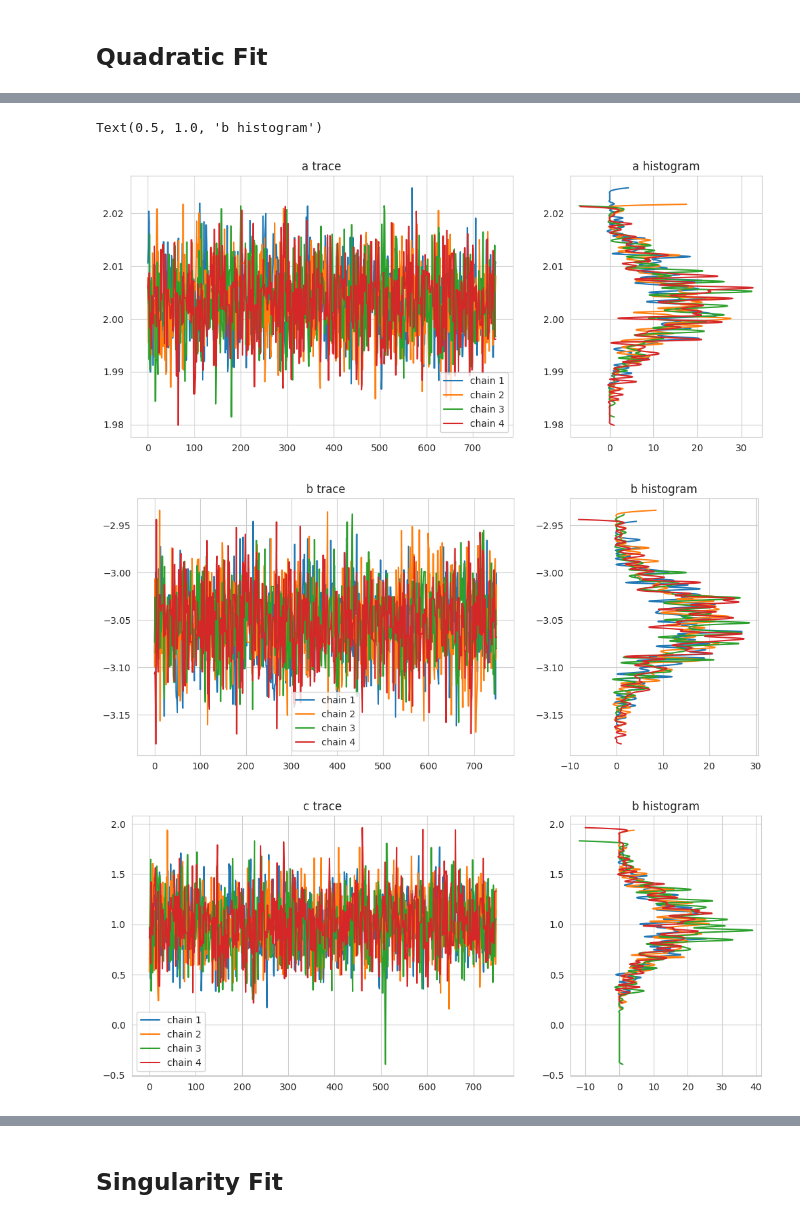
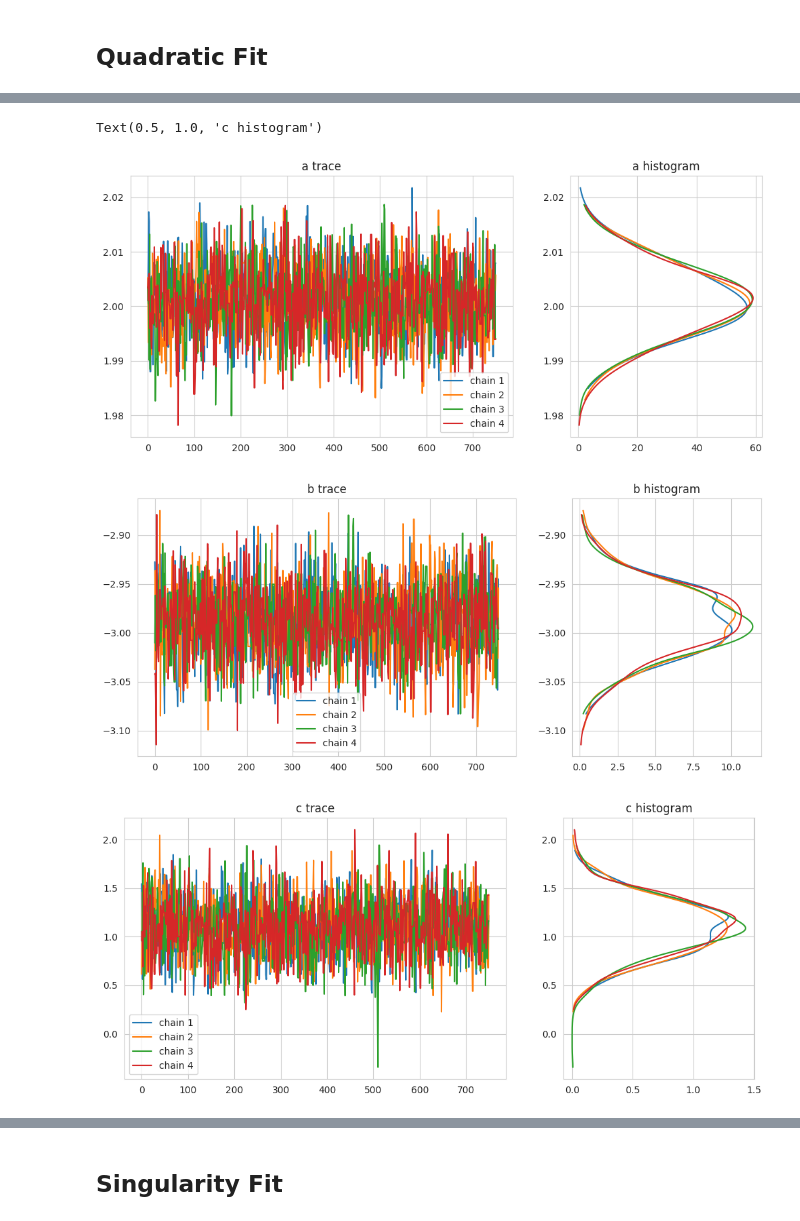
Before and after one commit to mtamar/linear_glens, a Jupyter notebook: gigalens_linefit.ipynb, the cells around one changed output, grey strips where cells are left out. Drawn from its saved outputs; the diff is of its cells as text; code cells hidden in the pictures.

```diff
--- a/gigalens_linefit.ipynb
+++ b/gigalens_linefit.ipynb
@@ -871,53 +870,59 @@ c_samples = physical_samples['c'].numpy()
 
 # a trace
 fig, axs = plt.subplots(1, 2, figsize=(12, 5), width_ratios = [2,1])
 axs[0].set_title('a trace')
 axs[0].plot(a_samples[:,0:4], label=['chain 1','chain 2','chain 3','chain 4']);
 axs[0].legend()
 
 # a projected distribution
 for i in range(4):
-  hist, bin_edges = np.histogram(a_samples[:,i], bins=100)
-  tck = make_interp_spline(bin_edges[:-1], hist, k=3)
-  x_fine = np.linspace(bin_edges[0], bin_edges[-1], 1000)
-  y_fine = tck(x_fine)
-  axs[1].plot(y_fine, x_fine)
+  hist, bin_edges = np.histogram(a_samples[:,i], bins=30)
+  bin_centers = (bin_edges[:-1] + bin_edges[1:]) / 2
+  X = a_samples[:,i].reshape(-1,1)
+  X_plot = np.linspace(bin_edges[0], bin_edges[-1], 1000)[:,np.newaxis]
+  kde = KernelDensity(kernel="gaussian", bandwidth=0.003).fit(X)
+  log_dens = kde.score_samples(X_plot)
+  axs[1].plot(np.exp(log_dens), X_plot[:, 0])
 axs[1].set_title('a histogram')
 
 # b trace
 fig, axs = plt.subplots(1, 2, figsize=(12, 5), width_ratios = [2,1])
 axs[0].set_title('b trace')
 axs[0].plot(b_samples[:,0:4], label=['chain 1','chain 2','chain 3','chain 4']);
 axs[0].legend()
 
 # b distribution
 for i in range(4):
-  hist, bin_edges = np.histogram(b_samples[:,i], bins=100)
-  tck = make_interp_spline(bin_edges[:-1], hist, k=3)
-  x_fine = np.linspace(bin_edges[0], bin_edges[-1], 1000)
-  y_fine = tck(x_fine)
-  axs[1].plot(y_fine, x_fine)
+  hist, bin_edges = np.histogram(b_samples[:,i], bins=30)
+  bin_centers = (bin_edges[:-1] + bin_edges[1:]) / 2
+  X = b_samples[:,i].reshape(-1,1)
+  X_plot = np.linspace(bin_edges[0], bin_edges[-1], 1000)[:,np.newaxis]
+  kde = KernelDensity(kernel="gaussian", bandwidth=0.01).fit(X)
+  log_dens = kde.score_samples(X_plot)
+  axs[1].plot(np.exp(log_dens), X_plot[:, 0])
 axs[1].set_title('b histogram')
 
 # c trace
 fig, axs = plt.subplots(1, 2, figsize=(12, 5), width_ratios = [2,1])
 axs[0].set_title('c trace')
 axs[0].plot(c_samples[:,0:4], label=['chain 1','chain 2','chain 3','chain 4']);
 axs[0].legend()
 
 # c distribution
 for i in range(4):
-  hist, bin_edges = np.histogram(c_samples[:,i], bins=100)
-  tck = make_interp_spline(bin_edges[:-1], hist, k=3)
-  x_fine = np.linspace(bin_edges[0], bin_edges[-1], 1000)
-  y_fine = tck(x_fine)
-  axs[1].plot(y_fine, x_fine)
-axs[1].set_title('b histogram')
+  hist, bin_edges = np.histogram(c_samples[:,i], bins=30)
+  bin_centers = (bin_edges[:-1] + bin_edges[1:]) / 2
+  X = c_samples[:,i].reshape(-1,1)
+  X_plot = np.linspace(bin_edges[0], bin_edges[-1], 1000)[:,np.newaxis]
+  kde = KernelDensity(kernel="gaussian", bandwidth=0.08).fit(X)
+  log_dens = kde.score_samples(X_plot)
+  axs[1].plot(np.exp(log_dens), X_plot[:, 0])
+axs[1].set_title('c histogram')
 # %% [output]
-Text(0.5, 1.0, 'b histogram')
+Text(0.5, 1.0, 'c histogram')
-[figure, old version]
+[figure, new version]
-[figure, old version]
+[figure, new version]
-[figure, old version]
+[figure, new version]
 # %%
 Rhat = tfp.mcmc.potential_scale_reduction(samples).numpy()
 ESS = tfp.mcmc.effective_sample_size(samples, cross_chain_dims=1).numpy()
```
Also changed, not shown: parts of 34 cells of this notebook.
